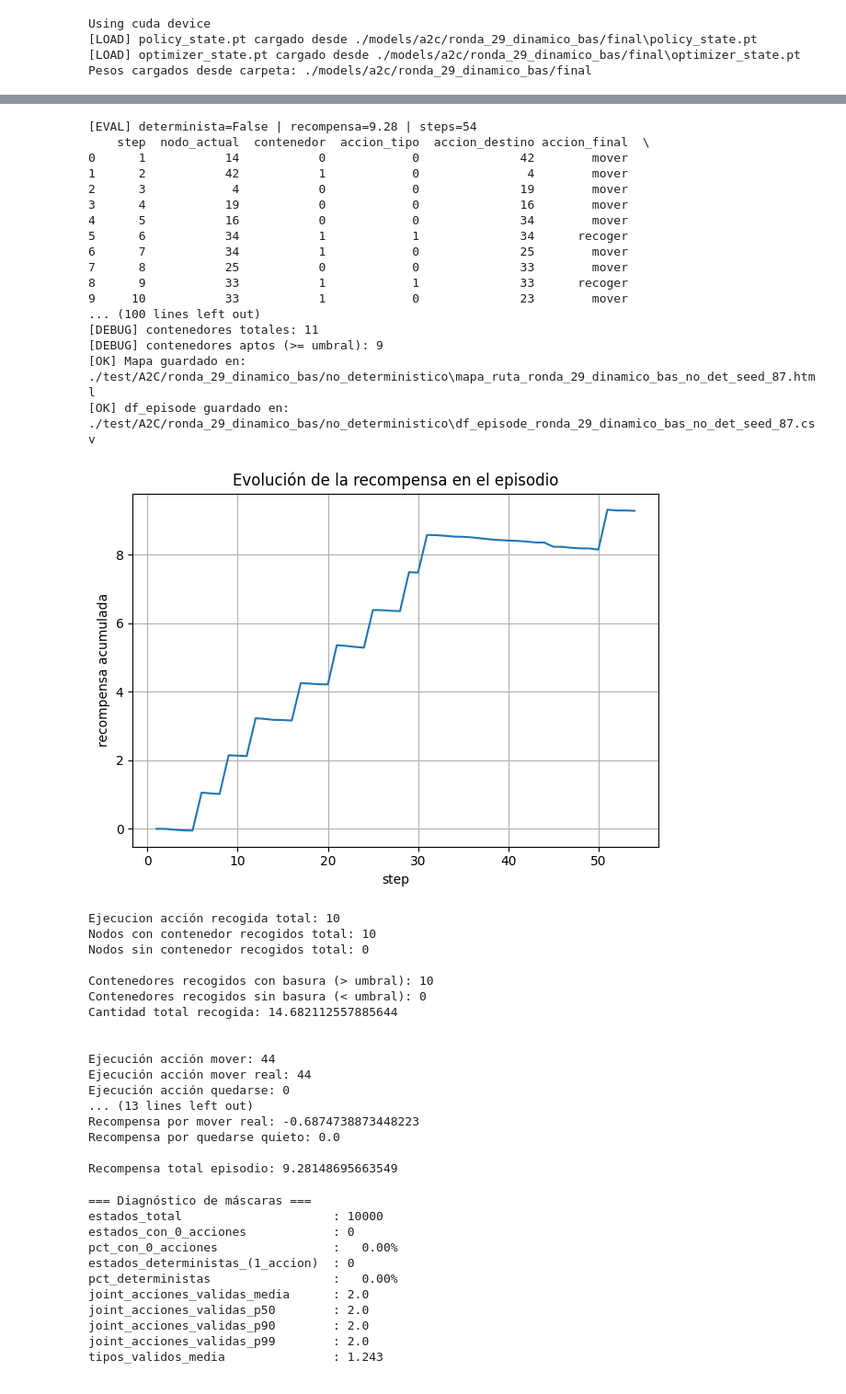
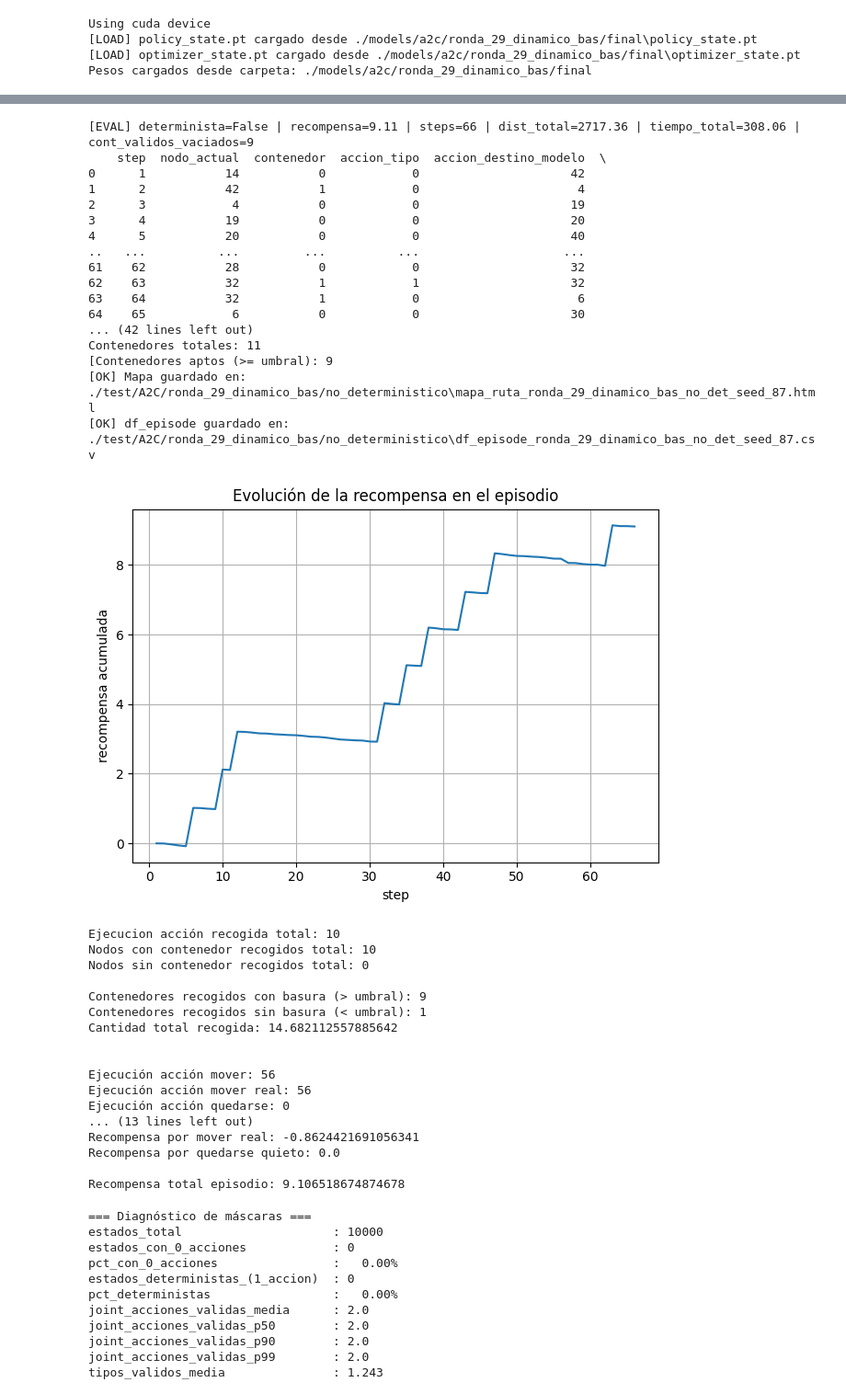
Before and after one commit to Javier-mkt/TFM-Gestion-Dinamica-de-la-Recoleccion-de-Residuos-Un-Enfoque-Basado-en-IA, a Jupyter notebook: main.ipynb, the cells around one changed output, grey strips where cells are left out. Shown: that part at 92% size. Cells and saved outputs as stored; diff of their text form; code cells hidden in the pictures.

```diff
--- a/main.ipynb
+++ b/main.ipynb
@@ -659,7 +760,7 @@ for i_int, nodo in base.nodos_indice.items():
             apto_por_nid_orig[nid_orig] = (llen >= umbral)
 
 base.set_seed(seed_eval)
-df_episode, R, S = eval_episode(eval_vec, model_fold, deterministic = deterministico, max_steps = 175)
+df_episode, R, S, _, _ = eval_episode(eval_vec, model_fold, deterministic = deterministico, max_steps = 175)
 print(df_episode)
 
 # ================== 2) GDFs / mapeos ==================
@@ -705,8 +806,8 @@ else:
     gdf_nodes["apto_recoger"] = gdf_nodes["node_id"].map(apto_por_nid_orig).fillna(False).astype(bool)
 
 # (Opcional) diagnóstico
-print("[DEBUG] contenedores totales:", int(gdf_nodes["es_contenedor"].sum()))
-print("[DEBUG] contenedores aptos (>= umbral):", int((gdf_nodes["es_contenedor"] & gdf_nodes["apto_recoger"]).sum()))
+print("Contenedores totales:", int(gdf_nodes["es_contenedor"].sum()))
+print("[Contenedores aptos (>= umbral):", int((gdf_nodes["es_contenedor"] & gdf_nodes["apto_recoger"]).sum()))
 
 # ================== 3) Serie de estados / visitas por nodo ==================
 if not df_episode.empty:
@@ -877,21 +978,21 @@ df_episode.to_csv(csv_path, index=True)
 print(f"[OK] Mapa guardado en: {html_path}")
 print(f"[OK] df_episode guardado en: {csv_path}")
 # %% [output]
-[EVAL] determinista=False | recompensa=9.28 | steps=54
-    step  nodo_actual  contenedor  accion_tipo  accion_destino accion_final  \
-0      1           14           0            0              42        mover
-1      2           42           1            0               4        mover
-2      3            4           0            0              19        mover
-3      4           19           0            0              16        mover
-4      5           16           0            0              34        mover
-5      6           34           1            1              34      recoger
-6      7           34           1            0              25        mover
-7      8           25           0            0              33        mover
-8      9           33           1            1              33      recoger
-9     10           33           1            0              23        mover
-... (100 lines left out)
-[DEBUG] contenedores totales: 11
-[DEBUG] contenedores aptos (>= umbral): 9
+[EVAL] determinista=False | recompensa=9.11 | steps=66 | dist_total=2717.36 | tiempo_total=308.06 | cont_validos_vaciados=9
+    step  nodo_actual  contenedor  accion_tipo  accion_destino_modelo  \
+0      1           14           0            0                     42
+1      2           42           1            0                      4
+2      3            4           0            0                     19
+3      4           19           0            0                     20
+4      5           20           0            0                     40
+..   ...          ...         ...          ...                    ...
+61    62           28           0            0                     32
+62    63           32           1            1                     32
+63    64           32           1            0                      6
+64    65            6           0            0                     30
+... (42 lines left out)
+Contenedores totales: 11
+[Contenedores aptos (>= umbral): 9
 [OK] Mapa guardado en: ./test/A2C/ronda_29_dinamico_bas/no_deterministico\mapa_ruta_ronda_29_dinamico_bas_no_det_seed_87.html
 [OK] df_episode guardado en: ./test/A2C/ronda_29_dinamico_bas/no_deterministico\df_episode_ronda_29_dinamico_bas_no_det_seed_87.csv
 # %%
@@ -917,10 +1018,11 @@ mascara_recogida = df["accion_tipo"] == 1
 total_ejecucion_recogida = int(mascara_recogida.sum())
 
 mascara_recogida_contenedores = (df["accion_tipo"] == 1) & (df["contenedor"] == 1)
-nodos_recogidos_con = set(df.loc[mascara_recogida_contenedores, "nodo_actual"].astype(int))
-total_contenedores_con = len(nodos_recogidos_con)               # primeras veces (únicos)
+mascara_recogida_mayor_umbral = mascara_recogida & (df["cont_mayor_umbral"] == 1)
+nodos_recogidos_mayor_umbral = set(df.loc[mascara_recogida_mayor_umbral, "nodo_actual"].astype(int))
+total_contenedores_con = len(nodos_recogidos_mayor_umbral)
 total_contenedores = int(mascara_recogida_contenedores.sum())                     # todos los intentos
-ejecucion_recogida_no_contenedor = total_ejecucion_recogida - total_contenedores
+ejecucion_recogida_no_contenedor = int((mascara_recogida & (df["contenedor"] == 0)).sum())
 total_contenedores_sin = total_contenedores - total_contenedores_con
 
 total_cantidad_recogida = float(df["carga_camion"].iloc[-1])
@@ -951,51 +1053,51 @@ print(f"Nodos que han ejecutado acción mover: {conteo_mover_nodos}")
 print(f"Nodos que han ejecutado acción mover real: {conteo_mover_real_nodos}")
 print(f"Nodos que han ejecutado acción quedarse: {conteo_quedarse_nodos} \n\n")
 
 
 recompensa_recoger = df["reward"][mascara_recogida].sum()
 recompensa_recoger_cont = df["reward"][mascara_recogida_contenedores].sum()
 mascara_recogida_no_cont = (df["accion_tipo"] == 1) & (df["contenedor"] == 0)
 recompensa_recoger_no_cont = df["reward"][mascara_recogida_no_cont].sum()
 mascara_recoger_cont_val = (df["accion_tipo"] == 1) & (df["reward"] > 0)
 recompnesa_recoger_cont_val = df["reward"][mascara_recoger_cont_val].sum()
 mascara_recoger_cont_no_val = (df["accion_tipo"] == 1) & (df["reward"] < 0)
 recompensa_recoger_cont_no_val = df["reward"][mascara_recoger_cont_no_val].sum()
 
 recompensa_mover_total = df["reward"][mascara_mover].sum()
 recompensa_mover_quieto = df["reward"][mascara_mover_quieto].sum()
 recompensa_mover_real = df["reward"][mascara_mover_real].sum()
 
 print(f"Recompensa por recoger total: {recompensa_recoger}")
 print(f"Recompensa por recoger contenedores: {recompensa_recoger_cont}")
 print(f"Recompensa por recoger no contenedores: {recompensa_recoger_no_cont}")
 print(f"Recompensa por recoger contenedores validos/llenos: {recompnesa_recoger_cont_val}")
 print(f"Recompensa por recoger contenedores no validos/vacios: {recompensa_recoger_cont_no_val} \n")
 
 print(f"Recompensa por mover total: {recompensa_mover_total}")
 print(f"Recompensa por mover real: {recompensa_mover_real}")
 print(f"Recompensa por quedarse quieto: {recompensa_mover_quieto} \n")
 
 recompensa_final = df["reward"].sum()
 print(f"Recompensa total episodio: {recompensa_final}")
 # %% [output]
-[figure, old version]
+[figure, new version]
 Ejecucion acción recogida total: 10
 Nodos con contenedor recogidos total: 10
 Nodos sin contenedor recogidos total: 0
 
-Contenedores recogidos con basura (> umbral): 10
-Contenedores recogidos sin basura (< umbral): 0
-Cantidad total recogida: 14.682112557885644
+Contenedores recogidos con basura (> umbral): 9
+Contenedores recogidos sin basura (< umbral): 1
+Cantidad total recogida: 14.682112557885642
 
 
-Ejecución acción mover: 44
-Ejecución acción mover real: 44
+Ejecución acción mover: 56
+Ejecución acción mover real: 56
 Ejecución acción quedarse: 0
 ... (13 lines left out)
-Recompensa por mover real: -0.6874738873448223
+Recompensa por mover real: -0.8624421691056341
 Recompensa por quedarse quieto: 0.0
 
-Recompensa total episodio: 9.28148695663549
+Recompensa total episodio: 9.106518674874678
 # %%
 from analisis_mascara import analizar_mascaras
 
```
Also changed, not shown: parts of 5 cells of this notebook, 3 other files.
